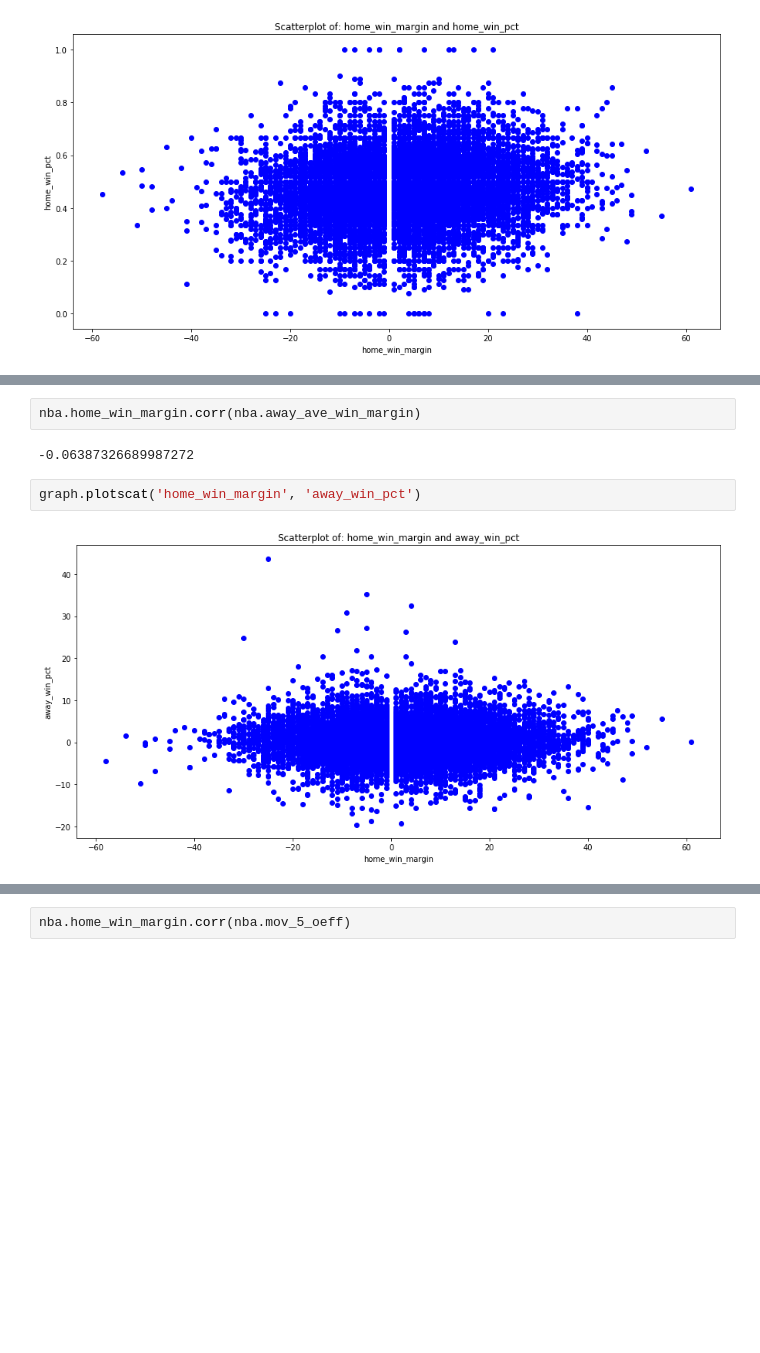
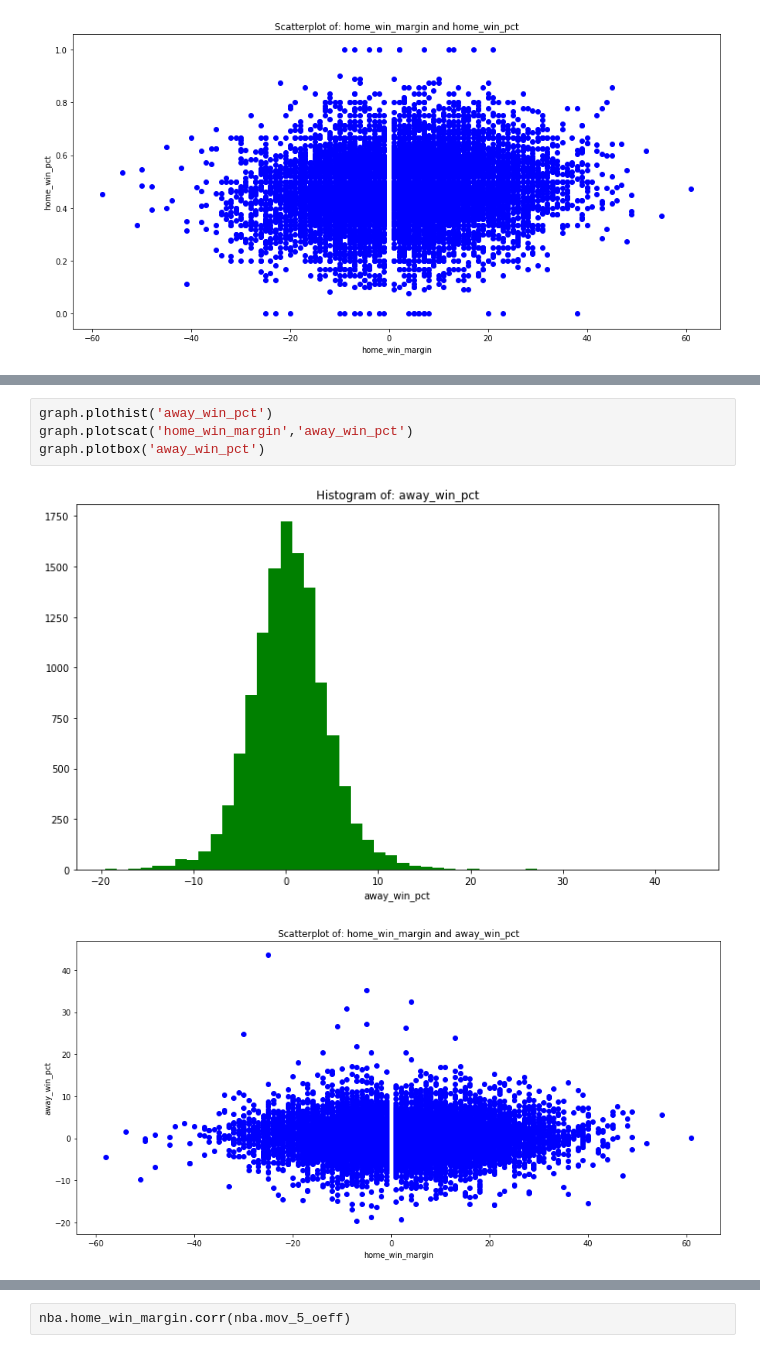
Before and after one commit to bryanco1966/Sports-Modeling, a Jupyter notebook: NBA_feature engineering.ipynb, the cells around one changed output, grey strips where cells are left out. Saved outputs shown, nothing was run; the diff lists cells and outputs as text; blank space fills up the shorter version.

```diff
--- a/NBA_feature engineering.ipynb
+++ b/NBA_feature engineering.ipynb
@@ -284,8 +277,7 @@ graph.plotscat('home_win_margin', 'away_ave_win_margin')
-# %%
-nba.home_win_margin.corr(nba.away_ave_win_margin)
-# %% [output]
--0.06387326689987272
 # %%
-graph.plotscat('home_win_margin', 'away_win_pct')
+graph.plothist('away_win_pct')
+graph.plotscat('home_win_margin','away_win_pct')
+graph.plotbox('away_win_pct')
 # %% [output]
-[figure, old version]
+[figure, new version]
+[figure, added]
```
Also changed, not shown: parts of 43 cells of this notebook, 3 other files.
